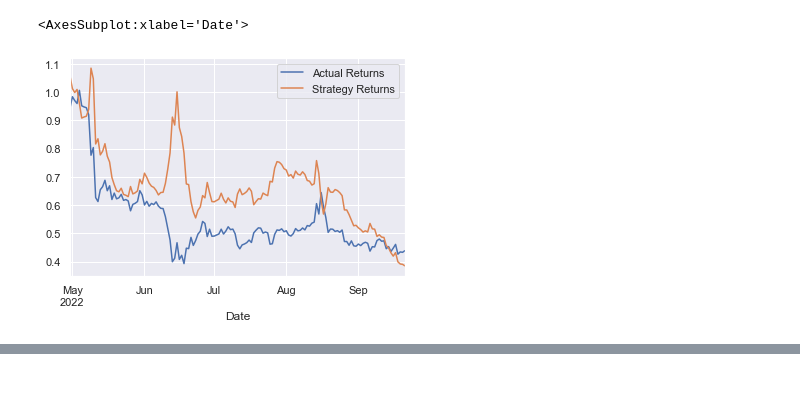
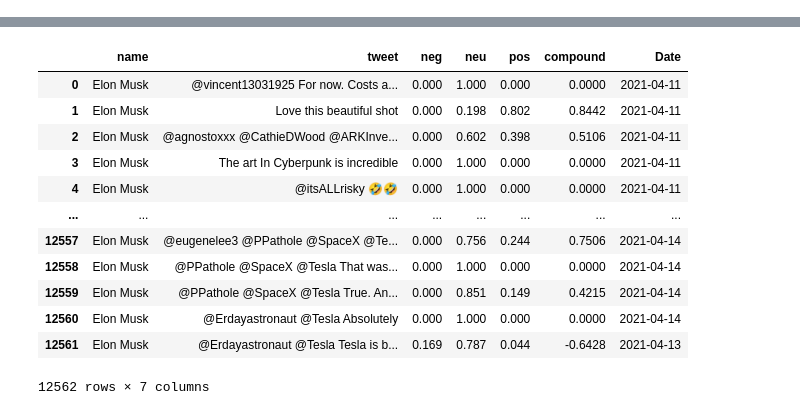
Before and after one commit to bjezek/Teamawesome, a Jupyter notebook: Project2.ipynb, the cells around one changed output, grey strips where cells are left out. Saved outputs shown, nothing was run; the diff lists cells and outputs as text; code cells hidden in the pictures; blank space fills up the shorter version.

```diff
--- a/Project2.ipynb
+++ b/Project2.ipynb
@@ -429,6 +1,26 @@ predictions_df_1
-# %%
-# Plot the actual returns versus the strategy returns
-(1 + predictions_df_1[["Actual Returns", 'Strategy Returns']]).cumprod().plot()
-# %% [output]
-<AxesSubplot:xlabel='Date'>
-[figure, removed]
+# %%
+import pandas as pd
+import nltk
+from nltk.sentiment.vader import SentimentIntensityAnalyzer
+import nltk
+nltk.download('vader_lexicon')
+
+# reading data
+df = pd.read_csv("../archive/TweetsElonMusk.csv")
+df_lines = df.groupby('name').count()
+df_lines = df_lines.sort_values(by=['tweet'], ascending=False)[:10]
+names = df_lines.index.values
+
+# filtering out non-top characters
+
+
+# calculating sentiment score
+sid = SentimentIntensityAnalyzer()
+df_sentiment.reset_index(inplace=True, drop=True)
+df_sentiment[['neg', 'neu', 'pos', 'compound']] = df_sentiment['tweet'].apply(sid.polarity_scores).apply(pd.Series)
+df_sentiment
+
+df_sentiment["Date"] = df["date"]
+
+df_sentiment
+# %% [output]
@@ -434,0 +30,13 @@ predictions_df_1
+|  | name | tweet | neg | neu | pos | compound | Date |
+| 0 | Elon Musk | @vincent13031925 For now. Costs a... | 0.000 | 1.000 | 0.000 | 0.0000 | 2021-04-11 |
+| 1 | Elon Musk | Love this beautiful shot | 0.000 | 0.198 | 0.802 | 0.8442 | 2021-04-11 |
+| 2 | Elon Musk | @agnostoxxx @CathieDWood @ARKInve... | 0.000 | 0.602 | 0.398 | 0.5106 | 2021-04-11 |
+| 3 | Elon Musk | The art In Cyberpunk is incredible | 0.000 | 1.000 | 0.000 | 0.0000 | 2021-04-11 |
+| 4 | Elon Musk | @itsALLrisky 🤣🤣 | 0.000 | 1.000 | 0.000 | 0.0000 | 2021-04-11 |
+| ... | ... | ... | ... | ... | ... | ... | ... |
+| 12557 | Elon Musk | @eugenelee3 @PPathole @SpaceX @Te... | 0.000 | 0.756 | 0.244 | 0.7506 | 2021-04-14 |
+| 12558 | Elon Musk | @PPathole @SpaceX @Tesla That was... | 0.000 | 1.000 | 0.000 | 0.0000 | 2021-04-14 |
+| 12559 | Elon Musk | @PPathole @SpaceX @Tesla True. An... | 0.000 | 0.851 | 0.149 | 0.4215 | 2021-04-14 |
+| 12560 | Elon Musk | @Erdayastronaut @Tesla Absolutely | 0.000 | 1.000 | 0.000 | 0.0000 | 2021-04-14 |
+| 12561 | Elon Musk | @Erdayastronaut @Tesla Tesla is b... | 0.169 | 0.787 | 0.044 | -0.6428 | 2021-04-13 |
+12562 rows × 7 columns
```
Also changed, not shown: parts of 42 cells of this notebook.
